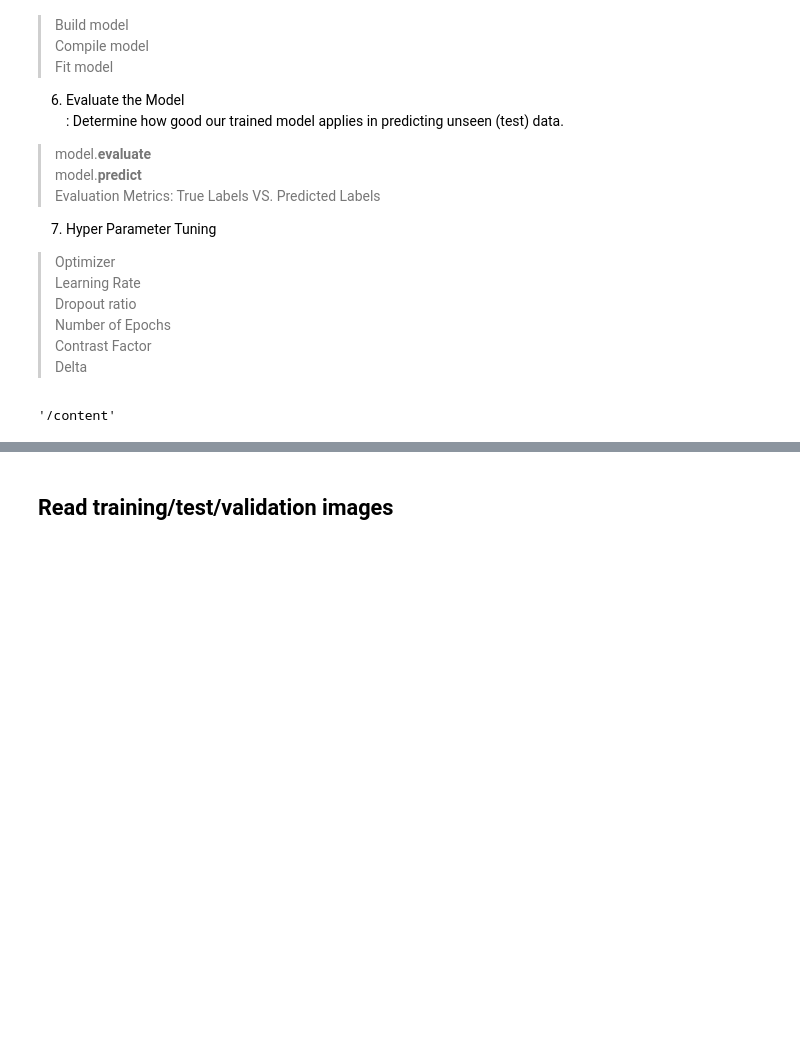
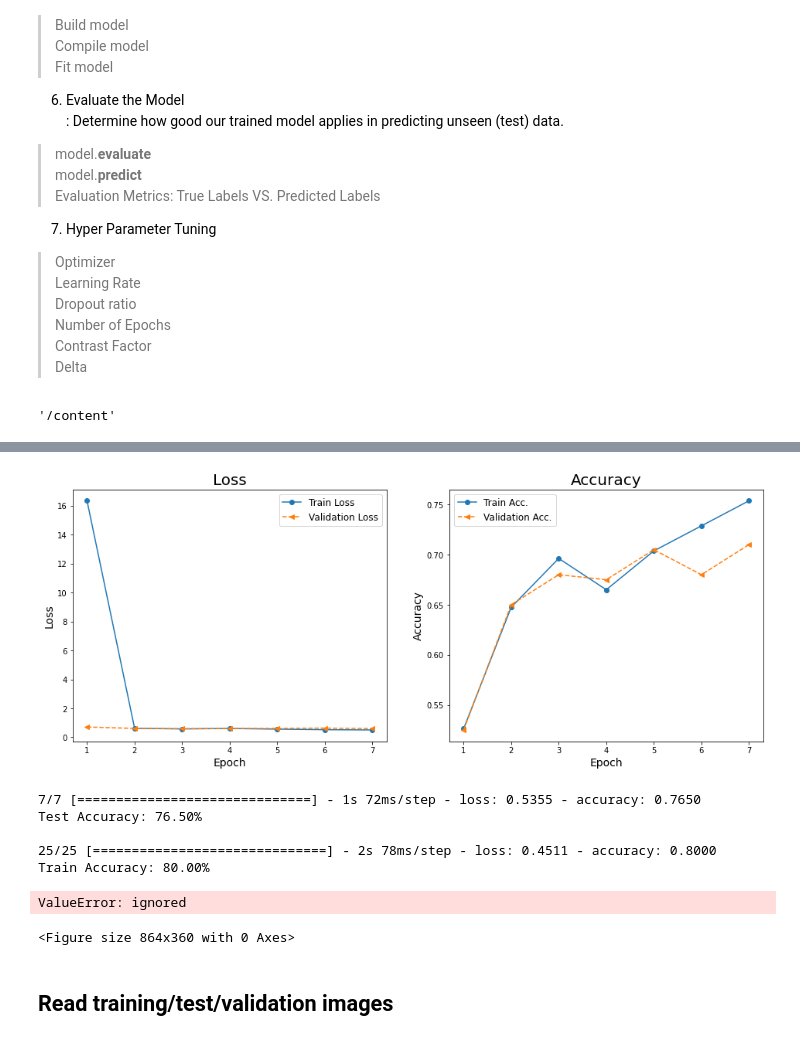
Before and after one commit to heesukjang/W207_AppliedML_Fall2022, a Jupyter notebook: kesha_Breast_Cancer_IDC_Prediction_Using_CNN_heesuk.ipynb, the cells around one changed output, grey strips where cells are left out. Saved outputs shown, nothing was run; the diff lists cells and outputs as text; code cells hidden in the pictures; blank space fills up the shorter version.

```diff
--- a/kesha_Breast_Cancer_IDC_Prediction_Using_CNN_heesuk.ipynb
+++ b/kesha_Breast_Cancer_IDC_Prediction_Using_CNN_heesuk.ipynb
@@ -112,0 +143,4 @@ Drive already mounted at /content/gdrive; to attempt to forcibly remount, call d
+# %%
+train_paths, train_labels, train_dir = get_paths(train_image_directory)
+val_paths, val_labels, val_dir = get_paths(val_image_directory)
+test_paths, test_labels, test_dir = get_paths(test_image_directory)
@@ -112,0 +297,4 @@ Drive already mounted at /content/gdrive; to attempt to forcibly remount, call d
+# %%
+img_height = 50
+img_width = 50
+img_channel = 1
@@ -112,0 +340,9 @@ Drive already mounted at /content/gdrive; to attempt to forcibly remount, call d
+# %%
+from tensorflow import keras
+model = get_doc_id_model()
+model.compile(optimizer=keras.optimizers.Adam(learning_rate = 0.001),
+                    loss=keras.losses.categorical_crossentropy,
+                    metrics=['accuracy']
+              )
+
+model.summary()
@@ -112,0 +373,6 @@ Drive already mounted at /content/gdrive; to attempt to forcibly remount, call d
+# %%
+history = model.fit(train_data_generator,
+                 epochs=7,
+                #  callbacks=[val_acc_early_stopping],
+                 validation_data = validation_data_generator
+                 )
@@ -112,0 +394,35 @@ Drive already mounted at /content/gdrive; to attempt to forcibly remount, call d
+# %%
+hist = history.history
+x_arr = np.arange(len(hist['loss'])) + 1
+# print(x_arr)
+
+fig = plt.figure(figsize=(16,6))
+ax = fig.add_subplot(1,2,1)
+ax.plot(x_arr, hist['loss'], '-o', label='Train Loss')
+ax.plot(x_arr, hist['val_loss'], '--<', label='Validation Loss')
+ax.legend(fontsize=12)
+ax.set_xlabel('Epoch', size=14)
+ax.set_ylabel('Loss', size=14)
+ax.set_title('Loss', size=20)
+
+ax = fig.add_subplot(1,2,2)
+ax.plot(x_arr, hist['accuracy'], '-o', label='Train Acc.')
+ax.plot(x_arr, hist['val_accuracy'], '--<', label='Validation Acc.')
+ax.legend(fontsize=12)
+ax.set_xlabel('Epoch', size=14)
+ax.set_ylabel('Accuracy', size=14)
+ax.set_title('Accuracy', size=20);
+# %% [output]
+[figure, added]
+# %%
+eval_test = model.evaluate(test_data_generator)
+print(f'Test Accuracy: {eval_test[1]*100:.2f}%\n')
+
+eval_train = model.evaluate(train_data_generator)
+print(f'Train Accuracy: {eval_train[1]*100:.2f}%')
+# %% [output]
+7/7 [==============================] - 1s 72ms/step - loss: 0.5355 - accuracy: 0.7650
+Test Accuracy: 76.50%
+
+25/25 [==============================] - 2s 78ms/step - loss: 0.4511 - accuracy: 0.8000
+Train Accuracy: 80.00%
@@ -112,0 +433,13 @@ Drive already mounted at /content/gdrive; to attempt to forcibly remount, call d
+# %%
+from sklearn.metrics import confusion_matrix
+
+plt.figure(figsize=(12,5))
+conf_max = confusion_matrix(y_true, y_pred)
+# sns.heatmap(conf_max, annot=True, fmt='d')
+
+# plt.xlable('pred label')
+# plt.ylabel('true label')
+# plt.show()
+# %% [output]
+ValueError: ignored
+<Figure size 864x360 with 0 Axes>
```
Also changed, not shown: parts of 49 cells of this notebook.
